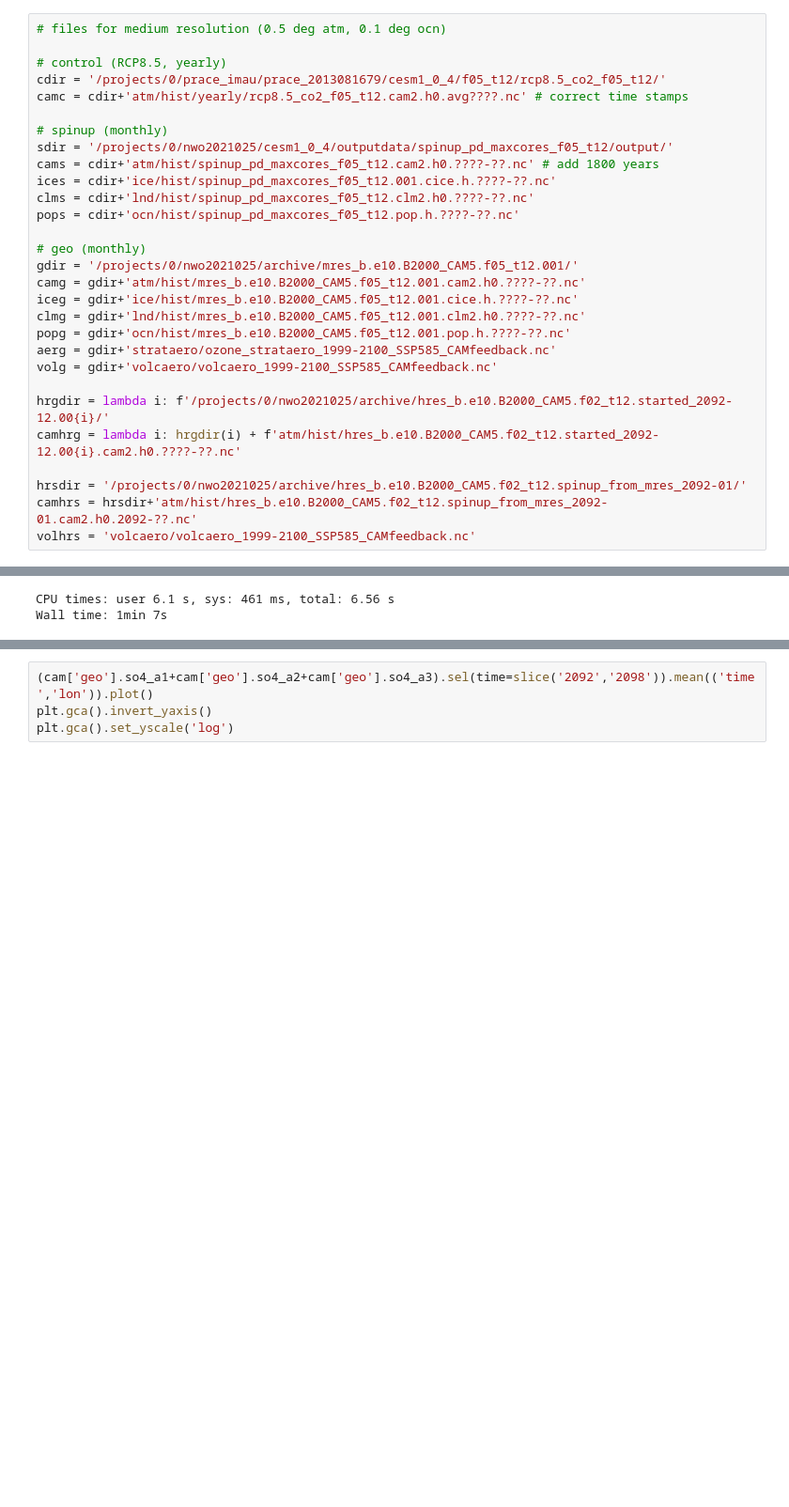
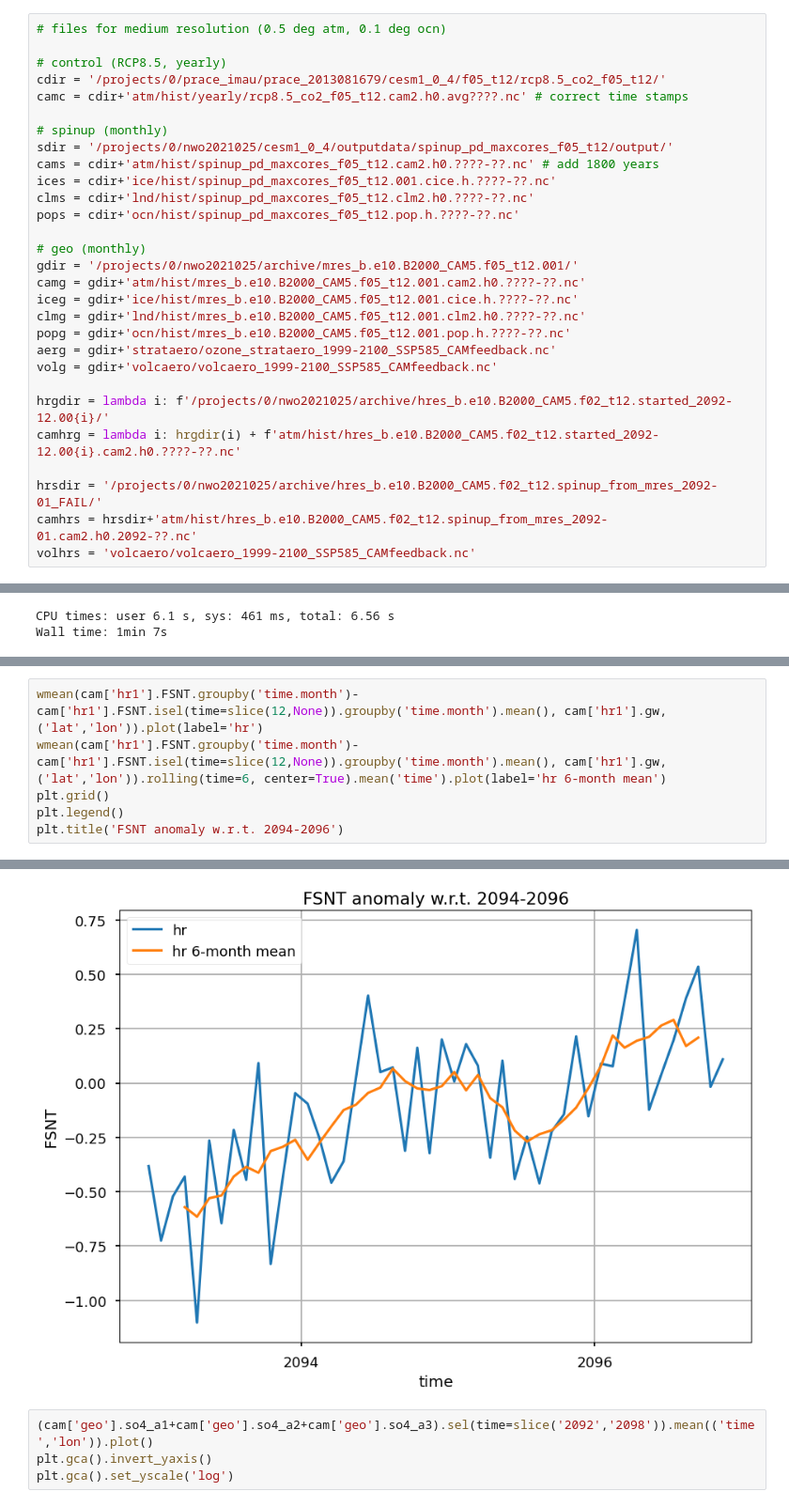
Before and after one commit to JdeJong96/sai-git, a Jupyter notebook: sai/jupyter/hres_check_14aug.ipynb, the cells around one changed output, grey strips where cells are left out. Shown at 94% size. Cells and saved outputs as stored; diff of their text form; blank space fills up the shorter version.

```diff
--- a/sai/jupyter/hres_check_14aug.ipynb
+++ b/sai/jupyter/hres_check_14aug.ipynb
@@ -44,7 +44,7 @@ volg = gdir+'volcaero/volcaero_1999-2100_SSP585_CAMfeedback.nc'
 hrgdir = lambda i: f'/projects/0/nwo2021025/archive/hres_b.e10.B2000_CAM5.f02_t12.started_2092-12.00{i}/'
 camhrg = lambda i: hrgdir(i) + f'atm/hist/hres_b.e10.B2000_CAM5.f02_t12.started_2092-12.00{i}.cam2.h0.????-??.nc'
 
-hrsdir = '/projects/0/nwo2021025/archive/hres_b.e10.B2000_CAM5.f02_t12.spinup_from_mres_2092-01/'
+hrsdir = '/projects/0/nwo2021025/archive/hres_b.e10.B2000_CAM5.f02_t12.spinup_from_mres_2092-01_FAIL/'
 camhrs = hrsdir+'atm/hist/hres_b.e10.B2000_CAM5.f02_t12.spinup_from_mres_2092-01.cam2.h0.2092-??.nc'
 volhrs = 'volcaero/volcaero_1999-2100_SSP585_CAMfeedback.nc'
 # %%
@@ -266,3 +275,10 @@ wmean(cam['hr1']['FSNT'], cam['hr1'].gw, ('lat','lon')).plot()
 plt.grid()
 # %% [output]
 [figure]
+# %%
+wmean(cam['hr1'].FSNT.groupby('time.month')-cam['hr1'].FSNT.isel(time=slice(12,None)).groupby('time.month').mean(), cam['hr1'].gw, ('lat','lon')).plot(label='hr')
+wmean(cam['hr1'].FSNT.groupby('time.month')-cam['hr1'].FSNT.isel(time=slice(12,None)).groupby('time.month').mean(), cam['hr1'].gw, ('lat','lon')).rolling(time=6, center=True).mean('time').plot(label='hr 6-month mean')
+plt.grid()
+plt.legend()
+plt.title('FSNT anomaly w.r.t. 2094-2096')
+# %% [output]
@@ -269,3 +286,4 @@ plt.grid()
+[figure, added]
 # %%
 (cam['geo'].so4_a1+cam['geo'].so4_a2+cam['geo'].so4_a3).sel(time=slice('2092','2098')).mean(('time','lon')).plot()
 plt.gca().invert_yaxis()
```
Also changed, not shown: parts of 3 cells of this notebook.
